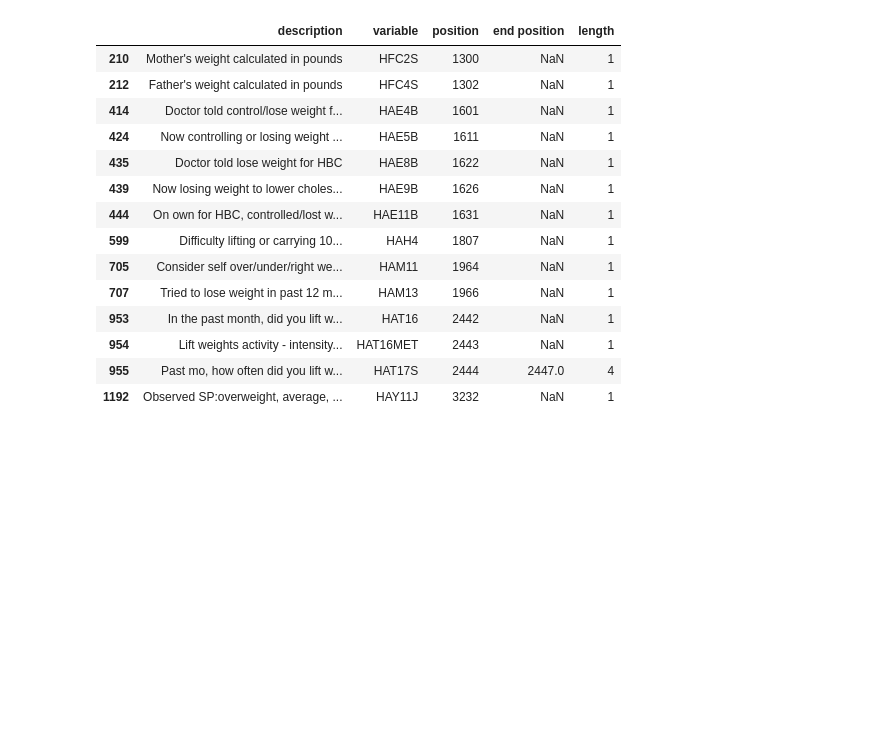
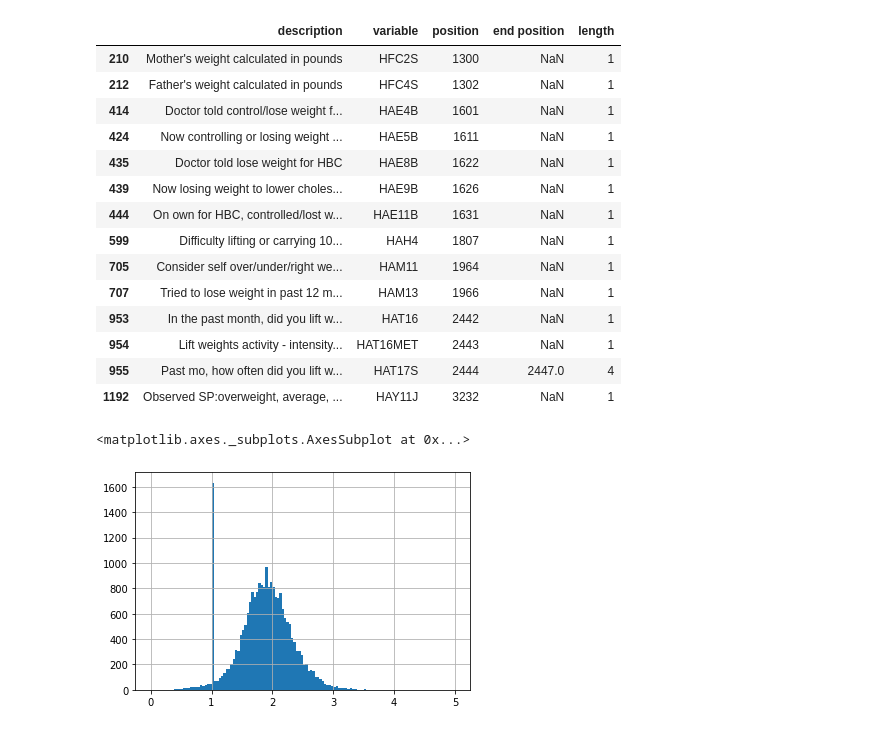
Before and after one commit to climatebrad/nhanes, a Jupyter notebook: nhanes.ipynb, the cells around one changed output. Drawn from its saved outputs; the diff is of its cells as text; code cells hidden in the pictures; blank space fills up the shorter version.

```diff
--- a/nhanes.ipynb
+++ b/nhanes.ipynb
@@ -76 +86,3 @@ nh.data
 20050 rows × 1238 columns
+# %%
+adult_exam = nh.data.set_index('SEQN').join(exam.data.set_index('SEQN'),rsuffix='_exam')
@@ -143,0 +222,7 @@ cols[cols.description.str.contains('weight|pounds') & ~cols.description.str.cont
+# %%
+exam.data['PEFROVERFVC'] = exam.data.SPPPEAK / exam.data.SPPFVC
+# %%
+exam.data.PEFROVERFVC.hist(bins='auto', range=(0,5))
+# %% [output]
+<matplotlib.axes._subplots.AxesSubplot at 0x...>
+[figure, added]
```
Also changed, not shown: parts of 15 cells of this notebook, 1 other file.
